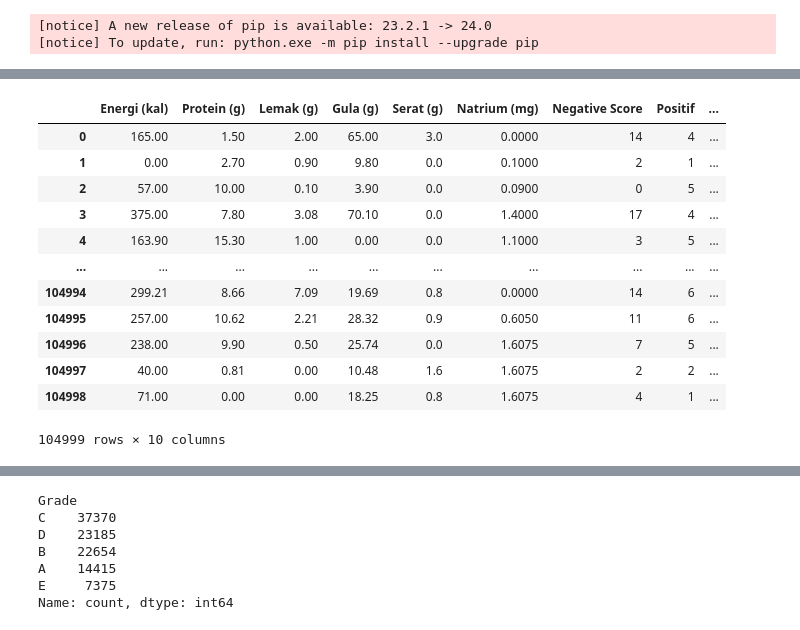
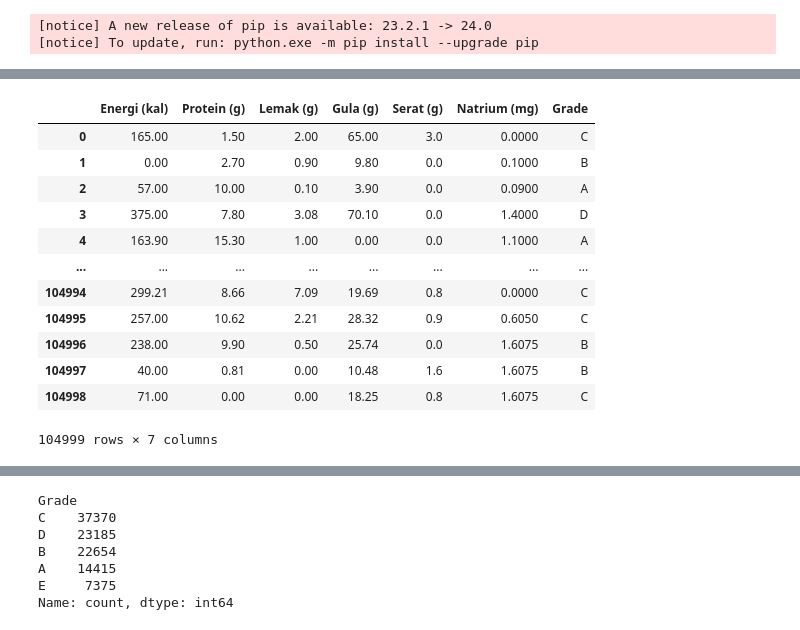
Before and after one commit to NutriLens-Bangkit-2024/nutrition_grade_model, a Jupyter notebook: ml2.ipynb, the cells around one changed output, grey strips where cells are left out. Cells and saved outputs as stored; diff of their text form; code cells hidden in the pictures.

```diff
--- a/ml2.ipynb
+++ b/ml2.ipynb
@@ -17,20 +39,20 @@ from tensorflow.keras.layers import Normalization
 # %%
-data = pd.read_csv('dataset/NutriLens5.csv')
+data = pd.read_csv('dataset/NutriLensFinal.csv')
 data
 # %% [output]
-|  | Energi (kal) | Protein (g) | Lemak (g) | Gula (g) | Serat (g) | Natrium (mg) | Negative Score | Positif | ... |
-| 0 | 165.00 | 1.50 | 2.00 | 65.00 | 3.0 | 0.0000 | 14 | 4 | ... |
-| 1 | 0.00 | 2.70 | 0.90 | 9.80 | 0.0 | 0.1000 | 2 | 1 | ... |
-| 2 | 57.00 | 10.00 | 0.10 | 3.90 | 0.0 | 0.0900 | 0 | 5 | ... |
-| 3 | 375.00 | 7.80 | 3.08 | 70.10 | 0.0 | 1.4000 | 17 | 4 | ... |
-| 4 | 163.90 | 15.30 | 1.00 | 0.00 | 0.0 | 1.1000 | 3 | 5 | ... |
-| ... | ... | ... | ... | ... | ... | ... | ... | ... | ... |
-| 104994 | 299.21 | 8.66 | 7.09 | 19.69 | 0.8 | 0.0000 | 14 | 6 | ... |
-| 104995 | 257.00 | 10.62 | 2.21 | 28.32 | 0.9 | 0.6050 | 11 | 6 | ... |
-| 104996 | 238.00 | 9.90 | 0.50 | 25.74 | 0.0 | 1.6075 | 7 | 5 | ... |
-| 104997 | 40.00 | 0.81 | 0.00 | 10.48 | 1.6 | 1.6075 | 2 | 2 | ... |
-| 104998 | 71.00 | 0.00 | 0.00 | 18.25 | 0.8 | 1.6075 | 4 | 1 | ... |
+|  | Energi (kal) | Protein (g) | Lemak (g) | Gula (g) | Serat (g) | Natrium (mg) | Grade |
+| 0 | 165.00 | 1.50 | 2.00 | 65.00 | 3.0 | 0.0000 | C |
+| 1 | 0.00 | 2.70 | 0.90 | 9.80 | 0.0 | 0.1000 | B |
+| 2 | 57.00 | 10.00 | 0.10 | 3.90 | 0.0 | 0.0900 | A |
+| 3 | 375.00 | 7.80 | 3.08 | 70.10 | 0.0 | 1.4000 | D |
+| 4 | 163.90 | 15.30 | 1.00 | 0.00 | 0.0 | 1.1000 | A |
+| ... | ... | ... | ... | ... | ... | ... | ... |
+| 104994 | 299.21 | 8.66 | 7.09 | 19.69 | 0.8 | 0.0000 | C |
+| 104995 | 257.00 | 10.62 | 2.21 | 28.32 | 0.9 | 0.6050 | C |
+| 104996 | 238.00 | 9.90 | 0.50 | 25.74 | 0.0 | 1.6075 | B |
+| 104997 | 40.00 | 0.81 | 0.00 | 10.48 | 1.6 | 1.6075 | B |
+| 104998 | 71.00 | 0.00 | 0.00 | 18.25 | 0.8 | 1.6075 | C |
-104999 rows × 10 columns
+104999 rows × 7 columns
 # %%
 data.info()
 # %% [output]
```
Also changed, not shown: parts of 27 cells of this notebook.
